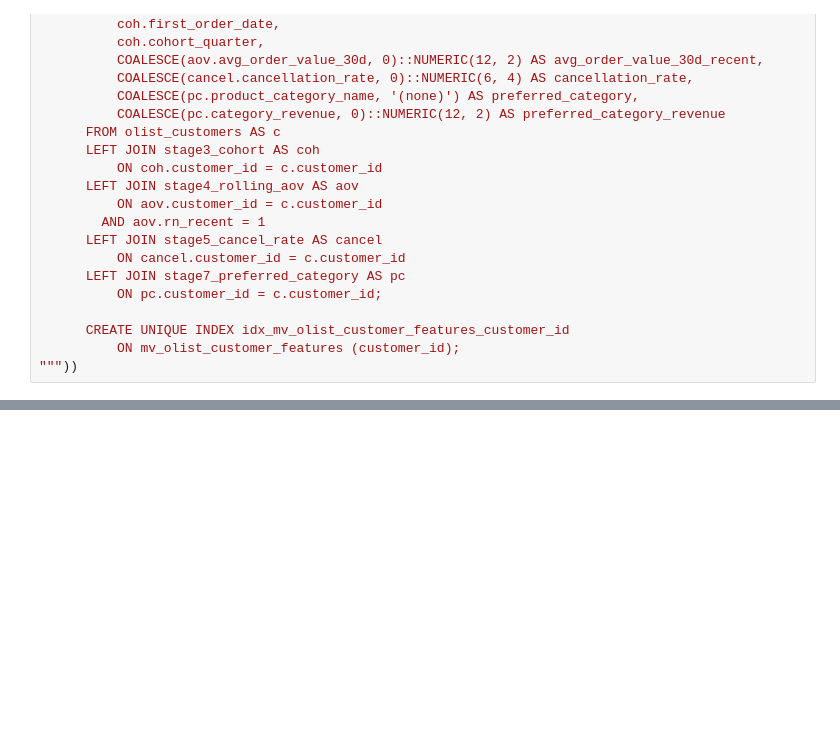
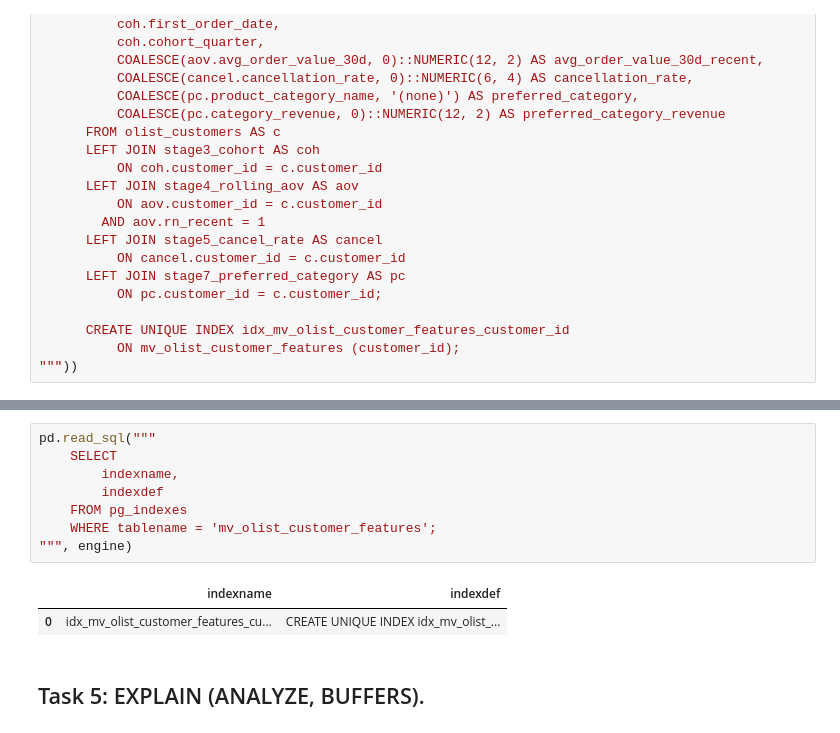
Before and after one commit to BorysZhyhalo/goit-rdb-hw-05, a Jupyter notebook: hw_5_rdb.ipynb, the cells around one changed output, grey strips where cells are left out. Drawn from its saved outputs; the diff is of its cells as text; blank space fills up the shorter version.

```diff
--- a/hw_5_rdb.ipynb
+++ b/hw_5_rdb.ipynb
@@ -741,0 +754,13 @@ pd.read_sql("""
+# %%
+pd.read_sql("""
+    SELECT
+        indexname,
+        indexdef
+    FROM pg_indexes
+    WHERE tablename = 'mv_olist_customer_features';
+""", engine)
+# %% [output]
+|  | indexname | indexdef |
+| 0 | idx_mv_olist_customer_features_cu... | CREATE UNIQUE INDEX idx_mv_olist_... |
+# %% [markdown]
+## Task 5: EXPLAIN (ANALYZE, BUFFERS).
```
Also changed, not shown: parts of 4 cells of this notebook.
